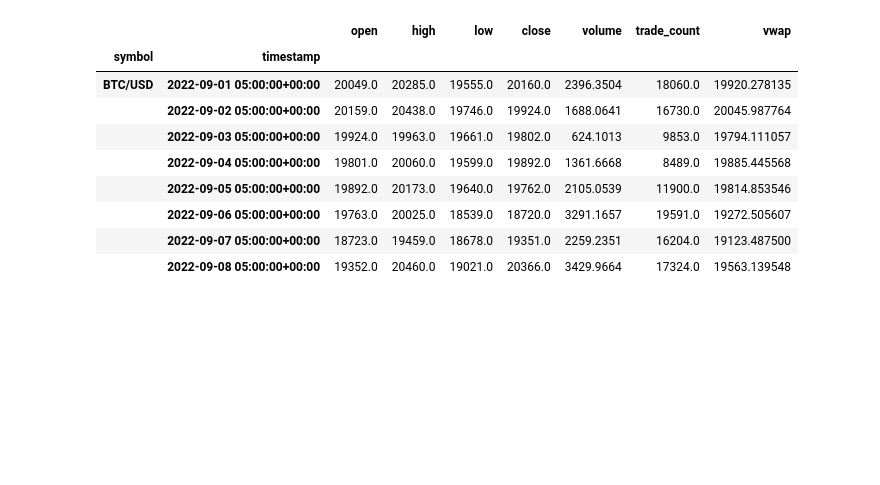
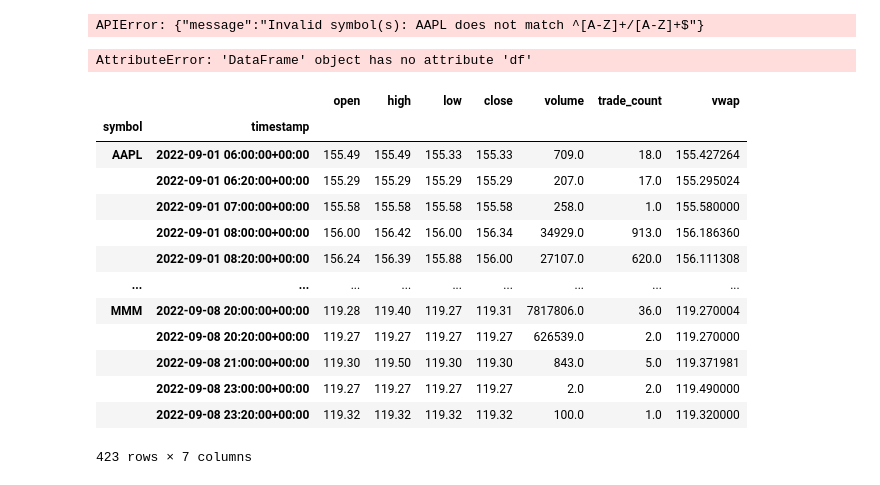
Before and after one commit to RezaSoleymanifar/neural, a Jupyter notebook: notebooks/api.ipynb, the cells around one changed output. Cells and saved outputs as stored; diff of their text form; code cells hidden in the pictures; blank space fills up the shorter version.

```diff
--- a/notebooks/api.ipynb
+++ b/notebooks/api.ipynb
@@ -23,0 +38,4 @@ btc_bars = client.get_crypto_bars(request_params)
+# %%
+start = parse_date(start)
+end = parse_date(end)
+timeframe = parse_timeframe(timeframe)
@@ -23,0 +44,2 @@ btc_bars = client.get_crypto_bars(request_params)
+# %%
+symbol = ['AAPL', 'MMM']
@@ -23,0 +75,9 @@ btc_bars = client.get_crypto_bars(request_params)
+# %%
+def get_stock_bars(symbol, timeframe, start, end):
+
+    stock_request = StockBarsRequest(
+        symbol_or_symbols=symbol, timeframe=timeframe, start=start, end=end)
+
+    stock_bars = stock_client.get_stock_bars(stock_request).df
+
+    return stock_bars
@@ -24,13 +93,27 @@ btc_bars = client.get_crypto_bars(request_params)
+# %%
+crypto_bars = get_crypto_bars(symbol, timeframe, start, end)
+# %% [output]
+APIError: {"message":"Invalid symbol(s): AAPL does not match ^[A-Z]+/[A-Z]+$"}
 # %%
-btc_bars.df
+crypto_bars.df
 # %% [output]
-|  |  | open | high | low | close | volume | trade_count | vwap |
-| symbol | timestamp |  |  |  |  |  |  |  |
-| BTC/USD | 2022-09-01 05:00:00+00:00 | 20049.0 | 20285.0 | 19555.0 | 20160.0 | 2396.3504 | 18060.0 | 19920.278135 |
-|  | 2022-09-02 05:00:00+00:00 | 20159.0 | 20438.0 | 19746.0 | 19924.0 | 1688.0641 | 16730.0 | 20045.987764 |
-|  | 2022-09-03 05:00:00+00:00 | 19924.0 | 19963.0 | 19661.0 | 19802.0 | 624.1013 | 9853.0 | 19794.111057 |
-|  | 2022-09-04 05:00:00+00:00 | 19801.0 | 20060.0 | 19599.0 | 19892.0 | 1361.6668 | 8489.0 | 19885.445568 |
-|  | 2022-09-05 05:00:00+00:00 | 19892.0 | 20173.0 | 19640.0 | 19762.0 | 2105.0539 | 11900.0 | 19814.853546 |
-|  | 2022-09-06 05:00:00+00:00 | 19763.0 | 20025.0 | 18539.0 | 18720.0 | 3291.1657 | 19591.0 | 19272.505607 |
-|  | 2022-09-07 05:00:00+00:00 | 18723.0 | 19459.0 | 18678.0 | 19351.0 | 2259.2351 | 16204.0 | 19123.487500 |
-|  | 2022-09-08 05:00:00+00:00 | 19352.0 | 20460.0 | 19021.0 | 20366.0 | 3429.9664 | 17324.0 | 19563.139548 |
+AttributeError: 'DataFrame' object has no attribute 'df'
+# %%
+stock_bars = get_stock_bars(symbol, timeframe, start, end)
+# %%
+stock_bars
+# %% [output]
+|  |  | open | high | low | close | volume | trade_count | vwap |
+| symbol | timestamp |  |  |  |  |  |  |  |
+| AAPL | 2022-09-01 06:00:00+00:00 | 155.49 | 155.49 | 155.33 | 155.33 | 709.0 | 18.0 | 155.427264 |
+|  | 2022-09-01 06:20:00+00:00 | 155.29 | 155.29 | 155.29 | 155.29 | 207.0 | 17.0 | 155.295024 |
+|  | 2022-09-01 07:00:00+00:00 | 155.58 | 155.58 | 155.58 | 155.58 | 258.0 | 1.0 | 155.580000 |
+|  | 2022-09-01 08:00:00+00:00 | 156.00 | 156.42 | 156.00 | 156.34 | 34929.0 | 913.0 | 156.186360 |
+|  | 2022-09-01 08:20:00+00:00 | 156.24 | 156.39 | 155.88 | 156.00 | 27107.0 | 620.0 | 156.111308 |
+| ... | ... | ... | ... | ... | ... | ... | ... | ... |
+| MMM | 2022-09-08 20:00:00+00:00 | 119.28 | 119.40 | 119.27 | 119.31 | 7817806.0 | 36.0 | 119.270004 |
+|  | 2022-09-08 20:20:00+00:00 | 119.27 | 119.27 | 119.27 | 119.27 | 626539.0 | 2.0 | 119.270000 |
+|  | 2022-09-08 21:00:00+00:00 | 119.30 | 119.50 | 119.30 | 119.30 | 843.0 | 5.0 | 119.371981 |
+|  | 2022-09-08 23:00:00+00:00 | 119.27 | 119.27 | 119.27 | 119.27 | 2.0 | 2.0 | 119.490000 |
+|  | 2022-09-08 23:20:00+00:00 | 119.32 | 119.32 | 119.32 | 119.32 | 100.0 | 1.0 | 119.320000 |
+423 rows × 7 columns
```
Also changed, not shown: parts of 37 cells of this notebook, 6 other files.
